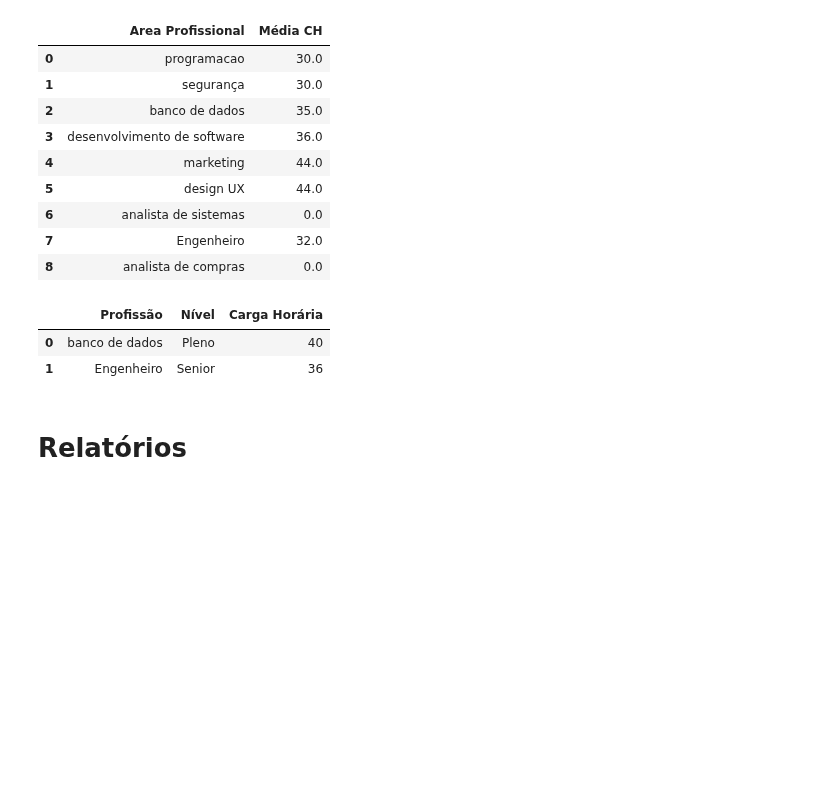
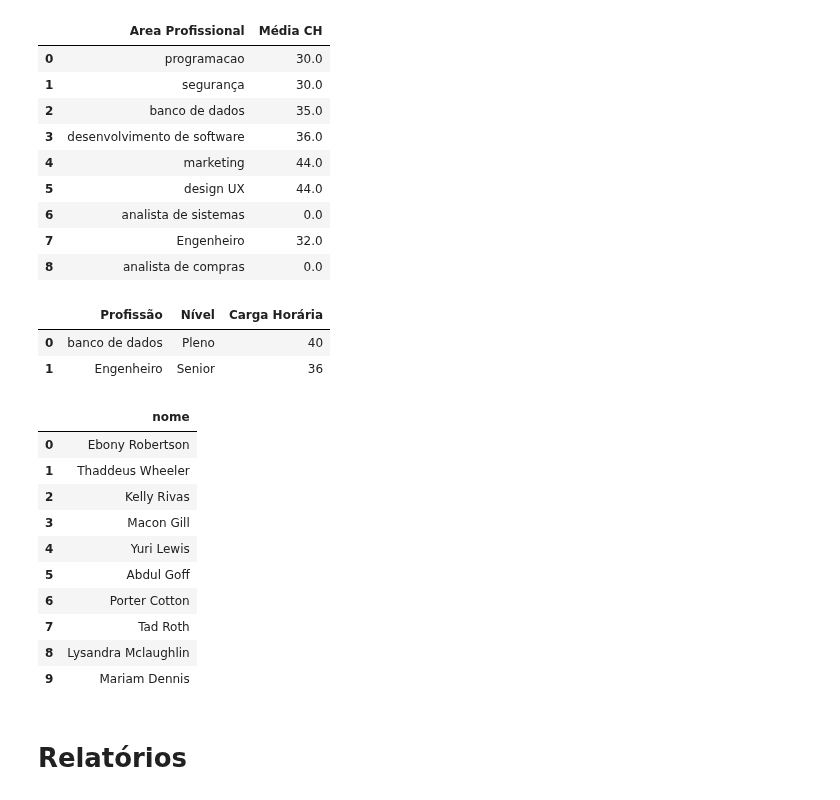
Before and after one commit to MateusLannes/Trabalho_BD1_2022, a Jupyter notebook: Files/ColabGHHL_Contrat.ipynb, the cells around one changed output. Cells and saved outputs as stored; diff of their text form; code cells hidden in the pictures; blank space fills up the shorter version.

```diff
--- a/Files/ColabGHHL_Contrat.ipynb
+++ b/Files/ColabGHHL_Contrat.ipynb
@@ -1428,6 +1428,37 @@ res
 |  | Profissão | Nível | Carga Horária |
 | 0 | banco de dados | Pleno | 40 |
 | 1 | Engenheiro | Senior | 36 |
+# %%
+# Mostra a quandidade de gestores por tipo
+res = pd.read_sql_query(""" SELECT
+    nome
+FROM
+    usuario
+WHERE
+    id IN
+    (
+        SELECT
+            fk_usuario_id
+        FROM
+            gestor
+        WHERE
+            usuario.id = gestor.fk_usuario_id
+
+    )
+""", conn)
+res
+# %% [output]
+|  | nome |
+| 0 | Ebony Robertson |
+| 1 | Thaddeus Wheeler |
+| 2 | Kelly Rivas |
+| 3 | Macon Gill |
+| 4 | Yuri Lewis |
+| 5 | Abdul Goff |
+| 6 | Porter Cotton |
+| 7 | Tad Roth |
+| 8 | Lysandra Mclaughlin |
+| 9 | Mariam Dennis |
 # %% [markdown]
 # Relatórios
 # %% [markdown]
```
